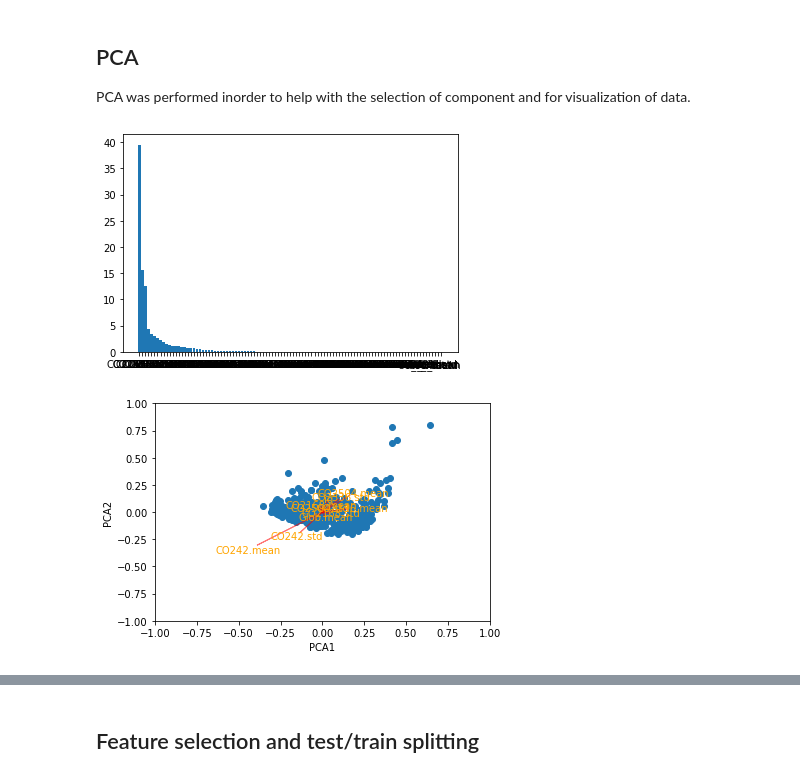
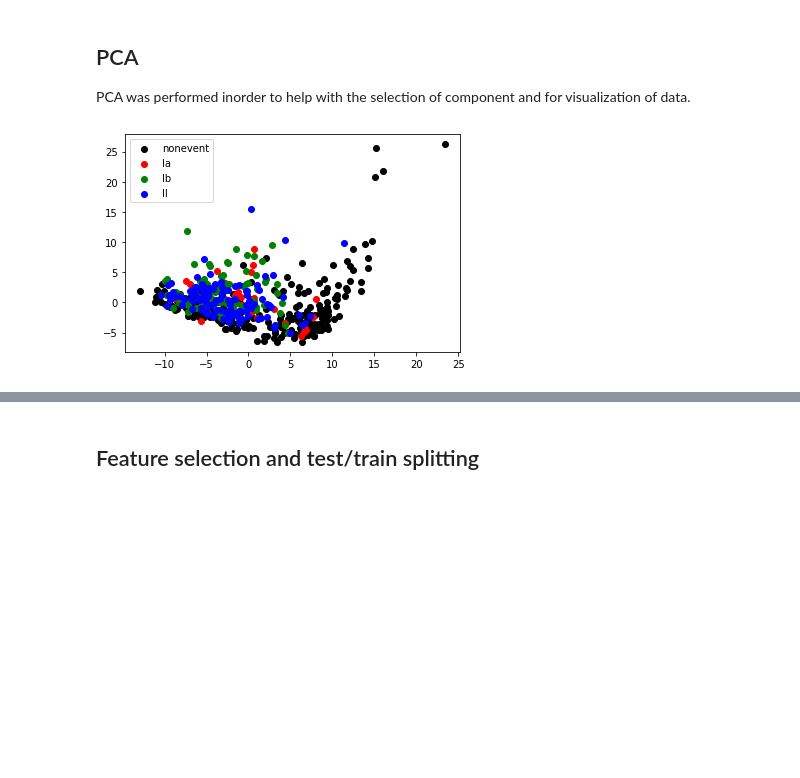
Before and after one commit to fellmana/introduction-to-machine-learning-2022-term-project, a Jupyter notebook: ML2022_term_project.ipynb, the cells around one changed output, grey strips where cells are left out. Saved outputs shown, nothing was run; the diff lists cells and outputs as text; code cells hidden in the pictures; blank space fills up the shorter version.

```diff
--- a/ML2022_term_project.ipynb
+++ b/ML2022_term_project.ipynb
@@ -36,57 +38,23 @@ npf["class2"] = class2[(npf["class4"]!="nonevent").astype(int)]
 # %% [markdown]
 ## PCA
 PCA was performed inorder to help with the selection of component and for visualization of data.
+# %%
+npf_filtered = npf.filter(regex=".mean|.std")
+scaled = preprocessing.scale(npf_filtered)
+
+hidden_test_filtered = hidden_test.filter(regex=".mean|.std")
+scaled_hidden_test = preprocessing.scale(hidden_test_filtered)
 # %%
-# Visualiserar features, använder PCA för att välja mest passande komponenterna.
+from sklearn.decomposition import PCA
+pca = PCA(n_components=2)
+pca.fit(scaled)
+X = pca.transform(scaled)
+class_to_color = {"nonevent":"k","Ia":"r","Ib":"g","II":"b"}
 
-from sklearn.decomposition import PCA
-from sklearn import preprocessing
-import matplotlib.pyplot as plt
-from sklearn import preprocessing
-
-npf_dropped = npf.drop(["date", "class4", "class2", "partlybad"], axis =1)
-scaled = preprocessing.scale(npf_dropped)
-
-pca = PCA()
-pca.fit(scaled)
-pca_data = pca.transform(scaled)
-
-# Räknar hur många procent varje component påverkar modellen.
-per_var = np.round(pca.explained_variance_ratio_*100, decimals = 1)
-#labels = ["PC" + str (x) for x in range(1, len(per_var)+1)]
-labels=npf_dropped.columns
-
-# Gör ett histogram som avslöjar vilka features är viktigast
-
-plt.bar(x=range(1, len(per_var)+1), height = per_var, tick_label = labels)
-plt.xlabel = "Principal component"
-plt.ylabel = "Percentage of explanation variable"
-plt.title = "Importance of principal components (%)"
-
-# Gör en biplot plot
-pca_df = pd.DataFrame(pca_data, columns = labels)
-
-# på "score" parametern välj de kolumner du vill jämföra, "coeff" ger riktningen för maximala varianserna i datan,
-# "labels" ger namnet på pca:n. Funkar dock enbart om man tar alla komponenter börjandes från första.
-def biplot(score, coeff, labels = None):
-    x_axis = score[:,0]
-    y_axis = score[:,1]
-    n = coeff.shape[0]
-    scalex = 1.0/(x_axis.max() - x_axis.min())
-    scaley = 1.0/(y_axis.max() - y_axis.min())
-    fig, ax = plt.subplots()
-
-    ax.scatter(x_axis*scalex, y_axis*scaley)
-
-    for i in range(n):
-        ax.arrow(0, 0, coeff[i,0], coeff[i,1], color = 'r', alpha = 0.5)
-        ax.text(coeff[i,0]*1.15, coeff[i,1]*1.15, labels[i], color = 'orange', ha = 'center', va = 'center')
-        ax.set_xlim(-1,1)
-        ax.set_ylim(-1,1)
-        ax.set_xlabel("PCA1")
-        ax.set_ylabel("PCA2")
-
-biplot(pca_data[:,0:10], pca.components_[0:10, :], labels = labels)
+for k in class_to_color.keys():
+    mask = npf["class4"] == k
+    plt.scatter(X[mask,0],X[mask,1],c=class_to_color[k],label=k)
+plt.legend()
+plt.show()
 # %% [output]
-[figure, old version]
+[figure, new version]
-[figure, removed]
```
Also changed, not shown: parts of 17 cells of this notebook.
